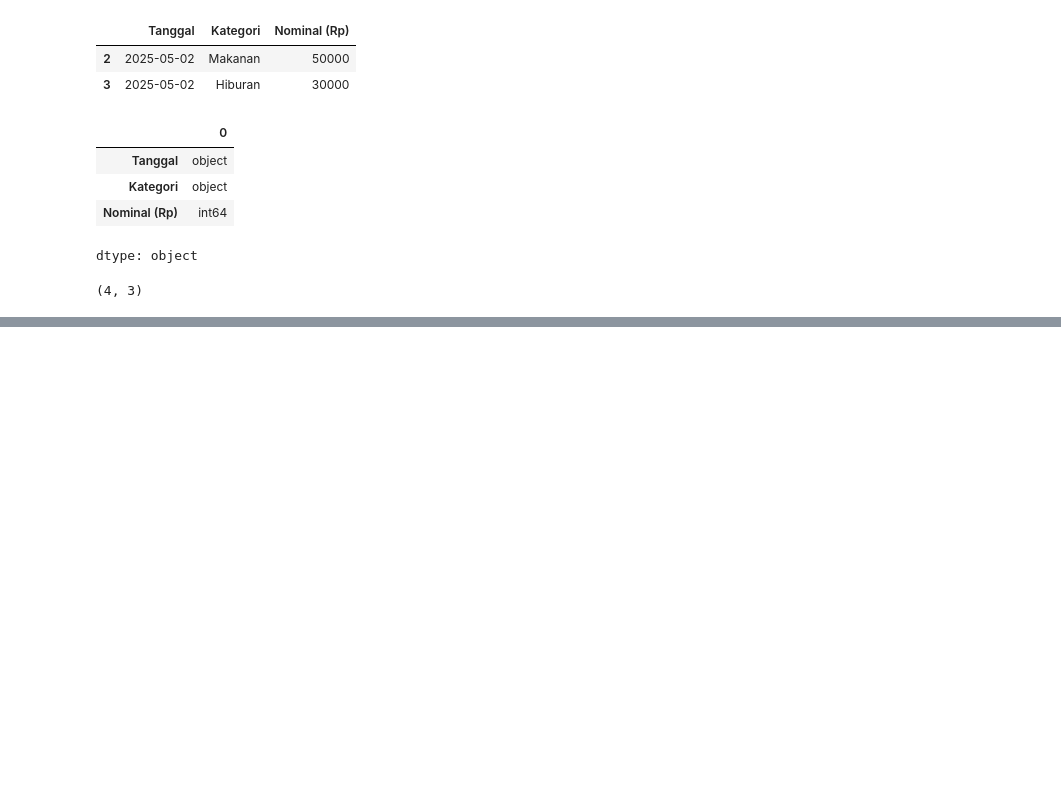
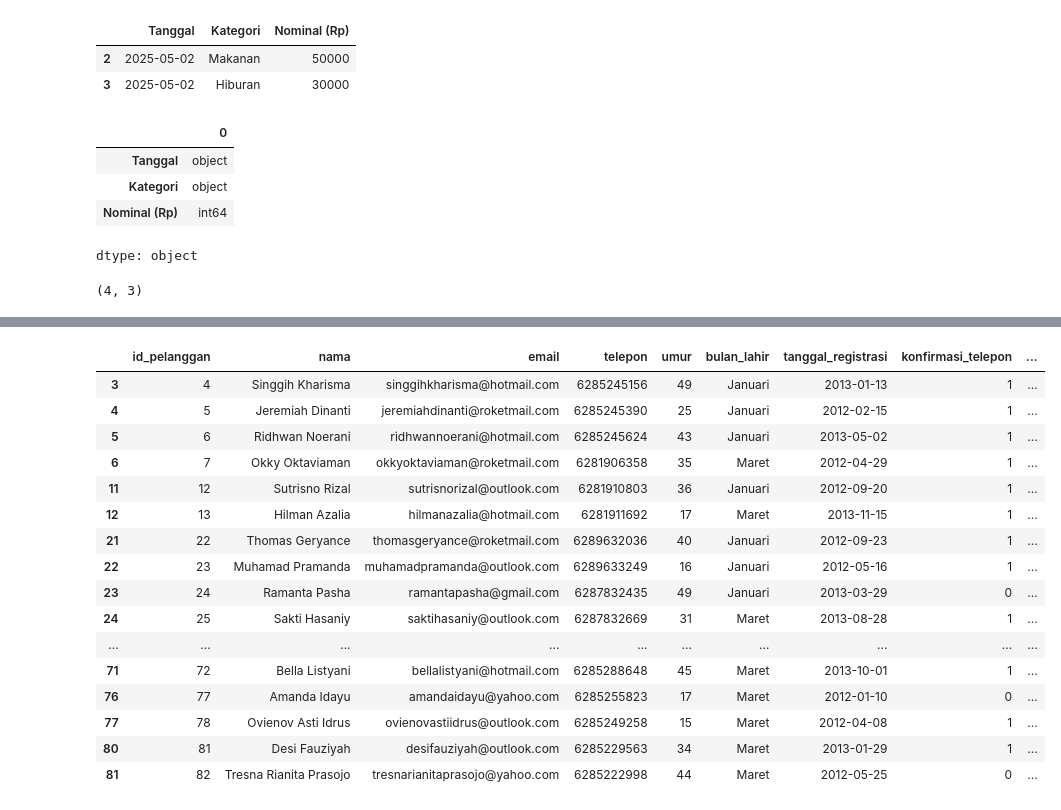
Before and after one commit to gamal20/latihan, a Jupyter notebook: Pelatihan2.ipynb, the cells around one changed output, grey strips where cells are left out. Cells and saved outputs as stored; diff of their text form; code cells hidden in the pictures; blank space fills up the shorter version.

```diff
--- a/Pelatihan2.ipynb
+++ b/Pelatihan2.ipynb
@@ -179,0 +260,22 @@ with open(filepath+filecsv, mode='r') as file:
+# %%
+bln_tertentu = df_csv['bulan_lahir'].isin(['Januari','Maret'])
+df_csv[df_csv['bulan_lahir'].isin(['Januari'])]
+df_csv.query('bulan_lahir in ("Januari","Maret")')
+# %% [output]
+|  | id_pelanggan | nama | email | telepon | umur | bulan_lahir | tanggal_registrasi | konfirmasi_telepon | ... |
+| 3 | 4 | Singgih Kharisma | singgihkharisma@hotmail.com | 6285245156 | 49 | Januari | 2013-01-13 | 1 | ... |
+| 4 | 5 | Jeremiah Dinanti | jeremiahdinanti@roketmail.com | 6285245390 | 25 | Januari | 2012-02-15 | 1 | ... |
+| 5 | 6 | Ridhwan Noerani | ridhwannoerani@hotmail.com | 6285245624 | 43 | Januari | 2013-05-02 | 1 | ... |
+| 6 | 7 | Okky Oktaviaman | okkyoktaviaman@roketmail.com | 6281906358 | 35 | Maret | 2012-04-29 | 1 | ... |
+| 11 | 12 | Sutrisno Rizal | sutrisnorizal@outlook.com | 6281910803 | 36 | Januari | 2012-09-20 | 1 | ... |
+| 12 | 13 | Hilman Azalia | hilmanazalia@hotmail.com | 6281911692 | 17 | Maret | 2013-11-15 | 1 | ... |
+| 21 | 22 | Thomas Geryance | thomasgeryance@roketmail.com | 6289632036 | 40 | Januari | 2012-09-23 | 1 | ... |
+| 22 | 23 | Muhamad Pramanda | muhamadpramanda@outlook.com | 6289633249 | 16 | Januari | 2012-05-16 | 1 | ... |
+| 23 | 24 | Ramanta Pasha | ramantapasha@gmail.com | 6287832435 | 49 | Januari | 2013-03-29 | 0 | ... |
+| 24 | 25 | Sakti Hasaniy | saktihasaniy@outlook.com | 6287832669 | 31 | Maret | 2013-08-28 | 1 | ... |
+| ... | ... | ... | ... | ... | ... | ... | ... | ... | ... |
+| 71 | 72 | Bella Listyani | bellalistyani@hotmail.com | 6285288648 | 45 | Maret | 2013-10-01 | 1 | ... |
+| 76 | 77 | Amanda Idayu | amandaidayu@yahoo.com | 6285255823 | 17 | Maret | 2012-01-10 | 0 | ... |
+| 77 | 78 | Ovienov Asti Idrus | ovienovastiidrus@outlook.com | 6285249258 | 15 | Maret | 2012-04-08 | 1 | ... |
+| 80 | 81 | Desi Fauziyah | desifauziyah@outlook.com | 6285229563 | 34 | Maret | 2013-01-29 | 1 | ... |
+| 81 | 82 | Tresna Rianita Prasojo | tresnarianitaprasojo@yahoo.com | 6285222998 | 44 | Maret | 2012-05-25 | 0 | ... |
```
Also changed, not shown: parts of 11 cells of this notebook.
